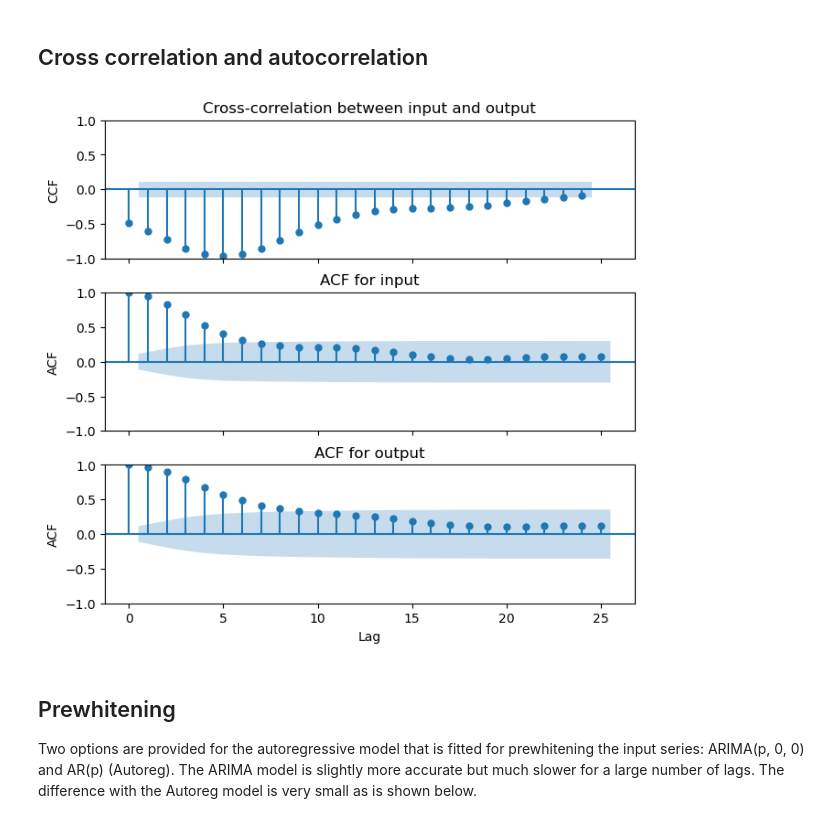
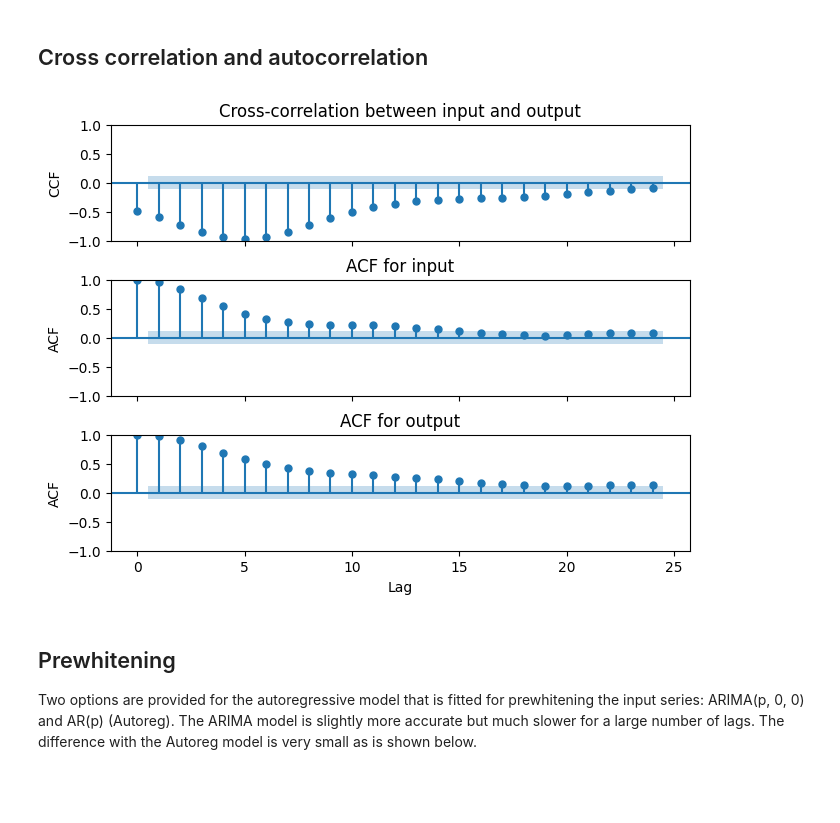
Before and after one commit to pastas/pastas-plugins, a Jupyter notebook: docs/examples/crosscorrelation_seriesJ.ipynb, the cells around one changed output. Drawn from its saved outputs; the diff is of its cells as text; code cells hidden in the pictures; blank space fills up the shorter version.

Commit message:
update seriesj notebook
remove acf function and use ccf

```diff
--- a/docs/examples/crosscorrelation_seriesJ.ipynb
+++ b/docs/examples/crosscorrelation_seriesJ.ipynb
@@ -18,9 +16,10 @@ import pastas_plugins.cross_correlation as ppcc
 # %% [markdown]
 ## Dataset
 # %%
-seriesj_data = pd.read_csv("SeriesJ.csv", index_col=0, parse_dates=True)
-X = seriesj_data.iloc[:, 0]
-Y = seriesj_data.iloc[:, 1]
+seriesj_data = pd.read_csv("data/SeriesJ.csv", index_col=0, parse_dates=True)
+X = seriesj_data.loc[:, "Coded input gas rate (cu. ft. / min.)"]
+Y = seriesj_data.loc[:, "Output concentration (% CO2)"]
+
 f, ax = plt.subplots(2, 1, sharex=True, figsize=(6.5, 4))
 ax[0].plot(X.index, X.values, label=X.name, color="k")
 ax[0].legend(loc=(0, 1), frameon=False)
@@ -35,26 +34,24 @@ ax[1].set_xlim(X.index[0], X.index[-1]);
 # %% [markdown]
 ## Cross correlation and autocorrelation
 # %%
-f, ax = plt.subplots(3, 1, sharex=True, figsize=(6.5, 6), constrained_layout=True)
-lags = 25
-ccf_xy = ppcc.ccf(Y, X, alpha=0.05, nlags=lags)
-acf_x, acf_x_ci = acf(X, alpha=0.05, nlags=lags)
-acf_X = pd.DataFrame({"acf": acf_x, "ci_low": acf_x_ci[:, 0], "ci_upp": acf_x_ci[:, 1]})
-acf_y, acf_y_ci = acf(Y, alpha=0.05, nlags=lags)
-acf_Y = pd.DataFrame({"acf": acf_y, "ci_low": acf_y_ci[:, 0], "ci_upp": acf_y_ci[:, 1]})
+nlags = 25
+ccf_xy = ppcc.ccf(Y, X, alpha=0.05, nlags=nlags) # note the order of the arguments
+acf_x = ppcc.ccf(X, X, alpha=0.05, nlags=nlags) # acf is ccf with itself
+acf_y = ppcc.ccf(Y, Y, alpha=0.05, nlags=nlags) # acf is ccf with itself
 
+f, ax = plt.subplots(3, 1, sharex=True, figsize=(6.5, 5.0), constrained_layout=True,)
 ppcc.plot_corr(ccf_xy, ax=ax[0])
 ax[0].set_ylabel("CCF")
 ax[0].set_title("Cross-correlation between input and output")
-ppcc.plot_corr(acf_X, ax=ax[1])
+ppcc.plot_corr(acf_x, ax=ax[1])
 ax[1].set_ylabel("ACF")
 ax[1].set_title("ACF for input")
-ppcc.plot_corr(acf_Y, ax=ax[2])
+ppcc.plot_corr(acf_y, ax=ax[2])
 ax[2].set_ylabel("ACF")
 ax[2].set_title("ACF for output")
 ax[2].set_xlabel("Lag");
 # %% [output]
-[figure, old version]
+[figure, new version]
 # %% [markdown]
 ## Prewhitening
 
```
Also changed, not shown: parts of 4 cells of this notebook.
